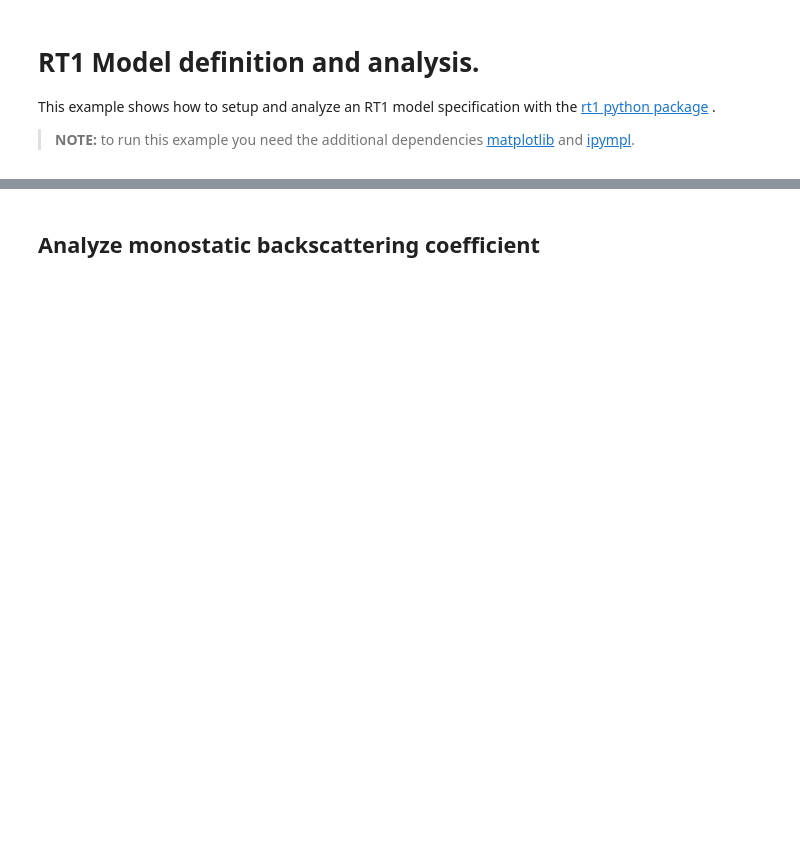
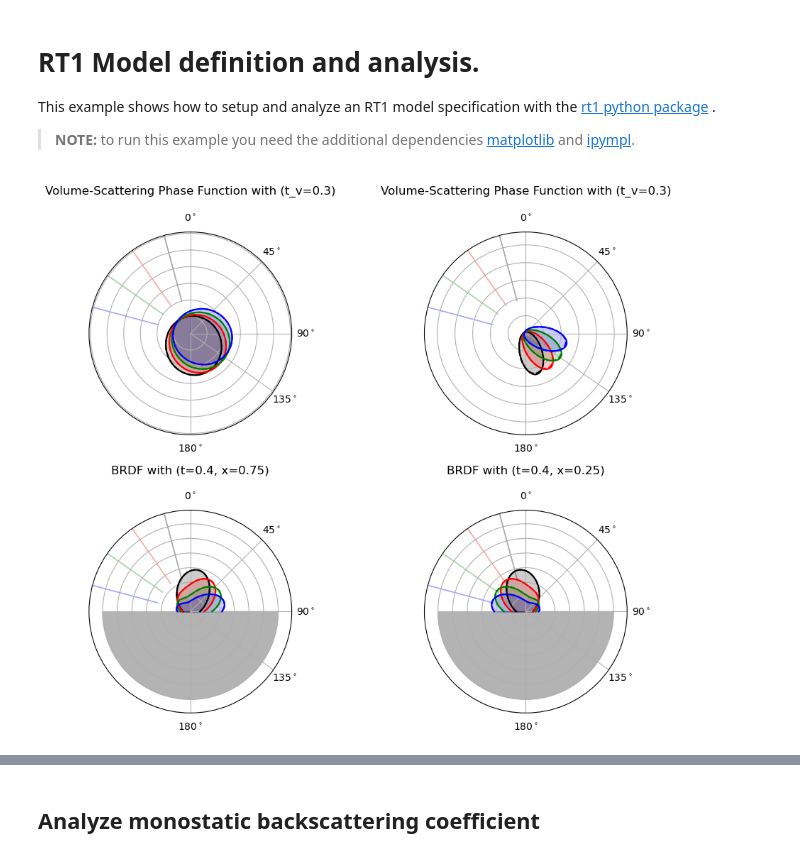
Before and after one commit to TUW-GEO/rt1_model, a Jupyter notebook: docs/examples/analyzemodel.ipynb, the cells around one changed output, grey strips where cells are left out. Cells and saved outputs as stored; diff of their text form; code cells hidden in the pictures; blank space fills up the shorter version.

```diff
--- a/docs/examples/analyzemodel.ipynb
+++ b/docs/examples/analyzemodel.ipynb
@@ -24,0 +23,11 @@ R = RT1(V=V, SRF=SRF, int_Q=True, sig0=True, dB=True)
+# %%
+# visualize V and SRF as polarplots
+f, axes = plt.subplots(2, 2, figsize=(10, 8), subplot_kw=dict(projection='polar'))
+
+V.polarplot(param_dict=dict(t_v=0.15), polarax=axes[0][0], legend=False, label="Volume-Scattering Phase Function with (t_v=0.3)")
+V.polarplot(param_dict=dict(t_v=0.5), polarax=axes[0][1], legend=False, label="Volume-Scattering Phase Function with (t_v=0.3)")
+SRF.polarplot(param_dict=dict(x=0.75, t=0.4), legend=False, groundcolor=".7", polarax=axes[1][0], label="BRDF with (t=0.4, x=0.75)")
+SRF.polarplot(param_dict=dict(x=0.25, t=0.4), legend=False, groundcolor=".7", polarax=axes[1][1], label="BRDF with (t=0.4, x=0.25)")
+f.tight_layout()
+# %% [output]
+[figure, added]
```
Also changed, not shown: parts of 7 cells of this notebook, 3 other files.
